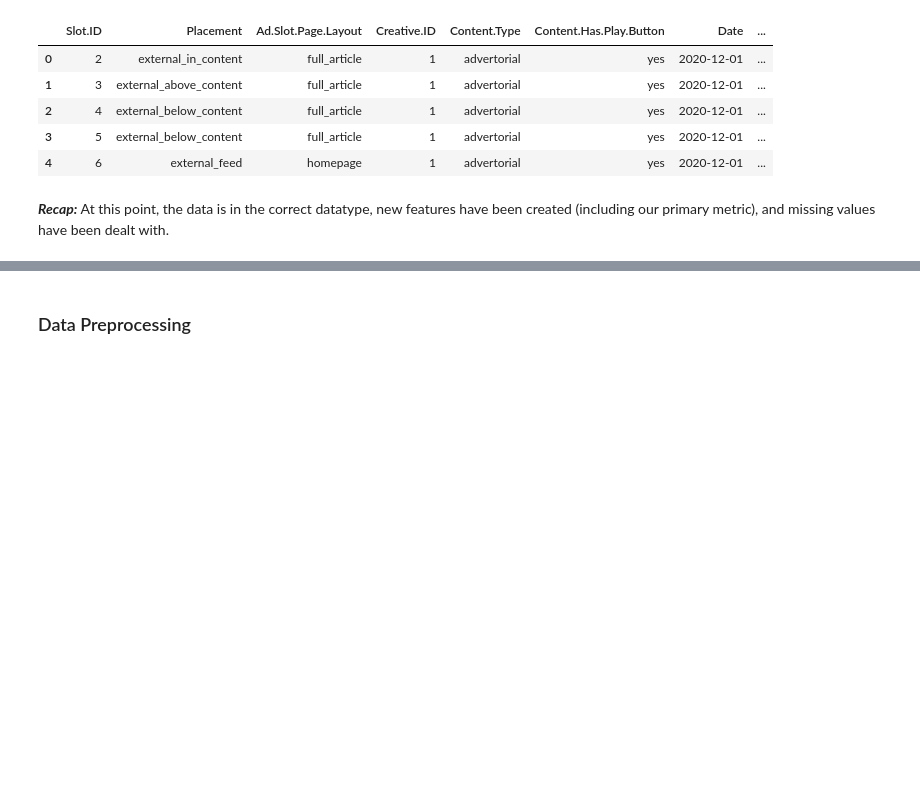
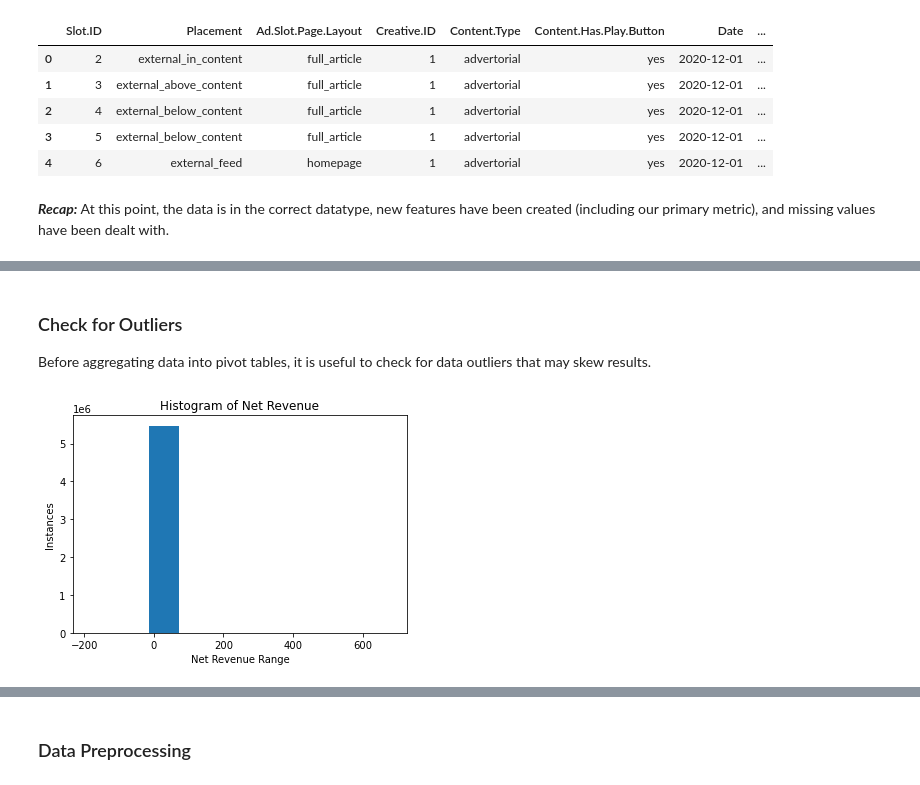
Before and after one commit to carlosjgarza89/ld_tech, a Jupyter notebook: master_notebook.ipynb, the cells around one changed output, grey strips where cells are left out. Drawn from its saved outputs; the diff is of its cells as text; code cells hidden in the pictures; blank space fills up the shorter version.

Commit message:
Explore Pivot Tables, Write Function that Creates HeatMap

```diff
--- a/master_notebook.ipynb
+++ b/master_notebook.ipynb
@@ -93,6 +99,7 @@ df['gross_revenue'] = df['Conversions']*df['conversion_value']
 # %%
-# Net revenue = Gross revenue - Publisher Split*Conversions
-df['net_revenue'] = df['gross_revenue'] - df['Publisher.Split']*df['Conversions']
+# Publisher Split appears as a Percentage
+# Net revenue = Gross revenue*(1 - Publisher Split/100) (publisher split appears to be a percentage)
+df['net_revenue'] = df['gross_revenue'] - df['Publisher.Split']
 # %%
 #Preview Current DataFrame
 df.head()
@@ -137,0 +146,3 @@ df.head()
+# %% [markdown]
+### Check for Outliers
+Before aggregating data into pivot tables, it is useful to check for data outliers that may skew results.
@@ -137,0 +153,8 @@ df.head()
+# %%
+plt.hist(df['net_revenue'])
+plt.title('Histogram of Net Revenue')
+plt.xlabel('Net Revenue Range')
+plt.ylabel('Instances')
+plt.show()
+# %% [output]
+[figure, added]
```
Also changed, not shown: parts of 36 cells of this notebook, 2 other files.
